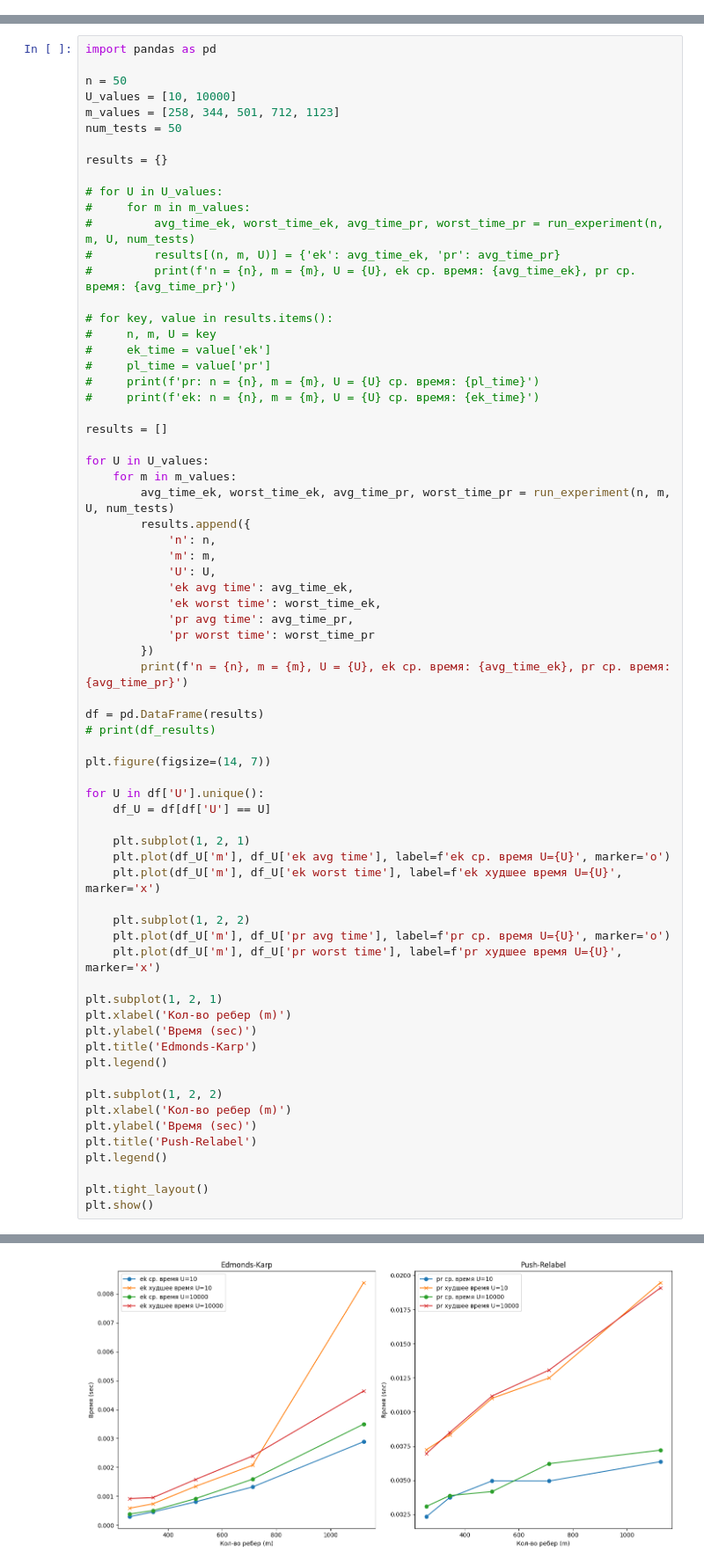
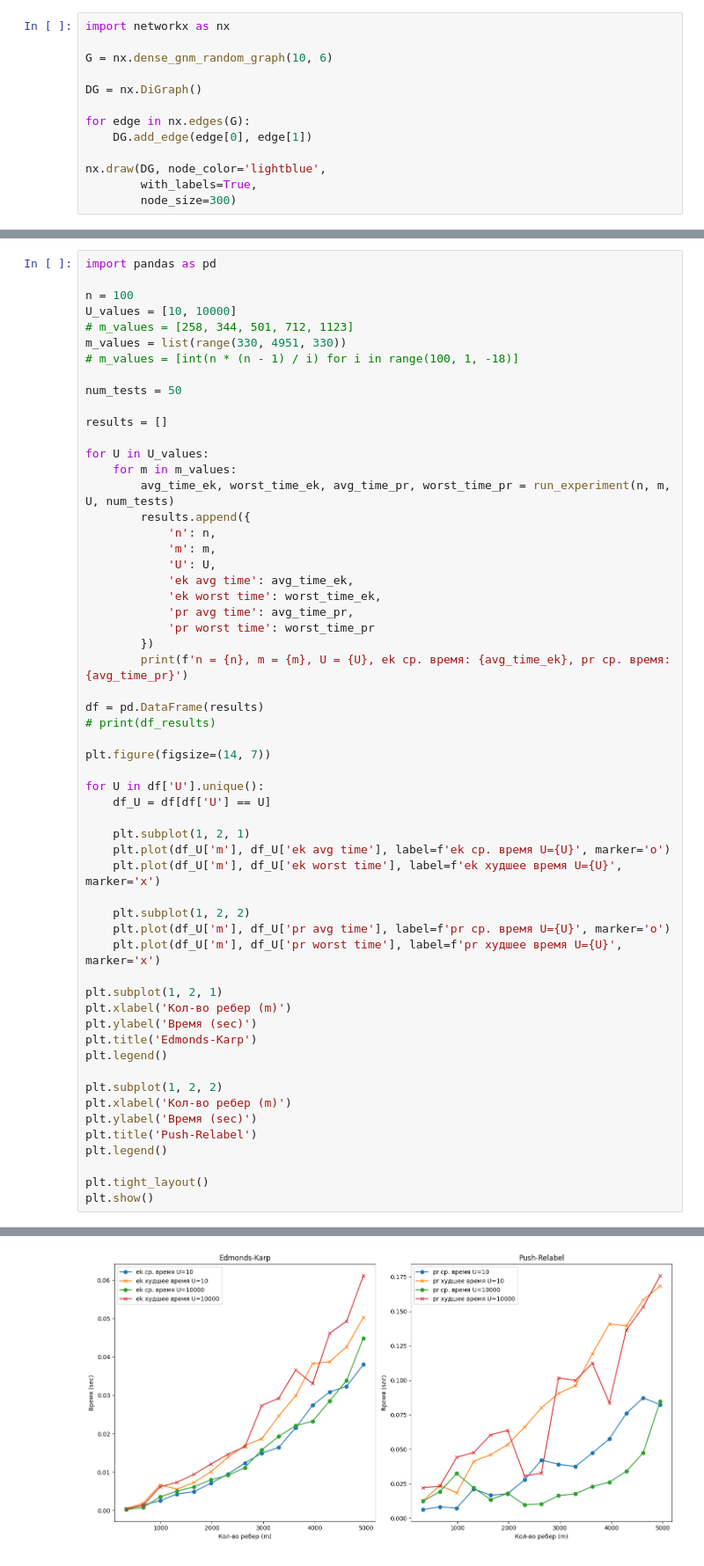
Before and after one commit to almostinf/graph_algorithms, a Jupyter notebook: part1/analysis.ipynb, the cells around one changed output, grey strips where cells are left out. Shown: that part at 88% size. Drawn from its saved outputs; the diff is of its cells as text.

Commit message:
fixed gnm generation & added complete graph generation

```diff
--- a/part1/analysis.ipynb
+++ b/part1/analysis.ipynb
@@ -0,0 +1,13 @@
+# %%
+import networkx as nx
+
+G = nx.dense_gnm_random_graph(10, 6)
+
+DG = nx.DiGraph()
+
+for edge in nx.edges(G):
+    DG.add_edge(edge[0], edge[1])
+
+nx.draw(DG, node_color='lightblue',
+        with_labels=True,
+        node_size=300)
@@ -137,25 +116,13 @@ plt.show()
 # %%
 import pandas as pd
 
-n = 50
+n = 100
 U_values = [10, 10000]
-m_values = [258, 344, 501, 712, 1123]
+# m_values = [258, 344, 501, 712, 1123]
+m_values = list(range(330, 4951, 330))
+# m_values = [int(n * (n - 1) / i) for i in range(100, 1, -18)]
+
 num_tests = 50
-
-results = {}
-
-# for U in U_values:
-#     for m in m_values:
-#         avg_time_ek, worst_time_ek, avg_time_pr, worst_time_pr = run_experiment(n, m, U, num_tests)
-#         results[(n, m, U)] = {'ek': avg_time_ek, 'pr': avg_time_pr}
-#         print(f'n = {n}, m = {m}, U = {U}, ek ср. время: {avg_time_ek}, pr ср. время: {avg_time_pr}')
-
-# for key, value in results.items():
-#     n, m, U = key
-#     ek_time = value['ek']
-#     pl_time = value['pr']
-#     print(f'pr: n = {n}, m = {m}, U = {U} ср. время: {pl_time}')
-#     print(f'ek: n = {n}, m = {m}, U = {U} ср. время: {ek_time}')
 
 results = []
 
@@ -217 +191 @@ n = 50, m = 1123, U = 10000, ek ср. время: 0.003495302200317383, pr ср.
-[figure, old version]
+[figure, new version]
```
Also changed, not shown: parts of 8 cells of this notebook.
